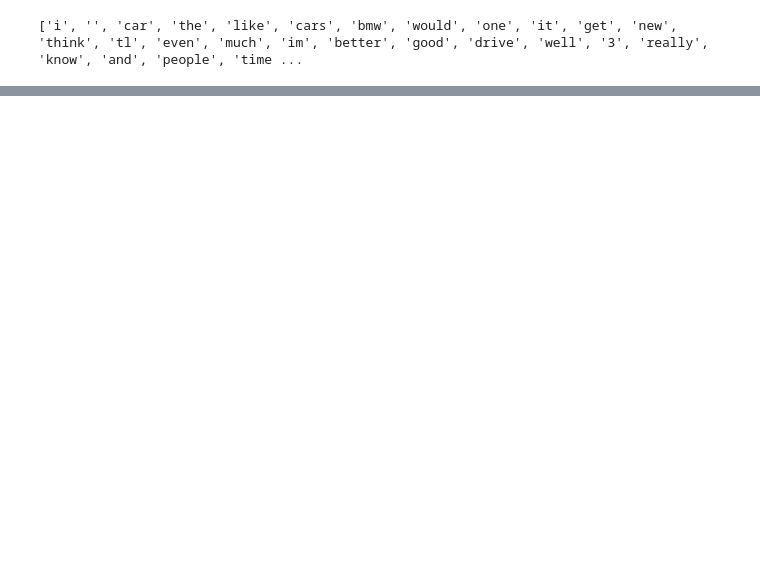
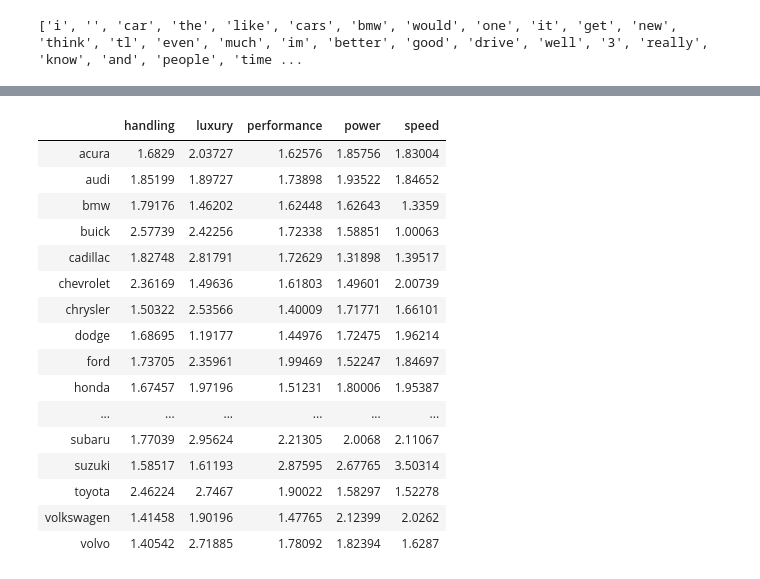
Before and after one commit to abhi-vik/ugc-analytics, a Jupyter notebook: assignments/first/Lift.ipynb, the cells around one changed output, grey strips where cells are left out. Cells and saved outputs as stored; diff of their text form; code cells hidden in the pictures; blank space fills up the shorter version.

```diff
--- a/assignments/first/Lift.ipynb
+++ b/assignments/first/Lift.ipynb
@@ -181,0 +150,20 @@ result_lift.sort_values(by=['lift'],ascending=False)
+# %%
+do_lift(brandlist, importantWords)
+# %% [output]
+|  | handling | luxury | performance | power | speed |
+| acura | 1.6829 | 2.03727 | 1.62576 | 1.85756 | 1.83004 |
+| audi | 1.85199 | 1.89727 | 1.73898 | 1.93522 | 1.84652 |
+| bmw | 1.79176 | 1.46202 | 1.62448 | 1.62643 | 1.3359 |
+| buick | 2.57739 | 2.42256 | 1.72338 | 1.58851 | 1.00063 |
+| cadillac | 1.82748 | 2.81791 | 1.72629 | 1.31898 | 1.39517 |
+| chevrolet | 2.36169 | 1.49636 | 1.61803 | 1.49601 | 2.00739 |
+| chrysler | 1.50322 | 2.53566 | 1.40009 | 1.71771 | 1.66101 |
+| dodge | 1.68695 | 1.19177 | 1.44976 | 1.72475 | 1.96214 |
+| ford | 1.73705 | 2.35961 | 1.99469 | 1.52247 | 1.84697 |
+| honda | 1.67457 | 1.97196 | 1.51231 | 1.80006 | 1.95387 |
+| ... | ... | ... | ... | ... | ... |
+| subaru | 1.77039 | 2.95624 | 2.21305 | 2.0068 | 2.11067 |
+| suzuki | 1.58517 | 1.61193 | 2.87595 | 2.67765 | 3.50314 |
+| toyota | 2.46224 | 2.7467 | 1.90022 | 1.58297 | 1.52278 |
+| volkswagen | 1.41458 | 1.90196 | 1.47765 | 2.12399 | 2.0262 |
+| volvo | 1.40542 | 2.71885 | 1.78092 | 1.82394 | 1.6287 |
```
Also changed, not shown: parts of 10 cells of this notebook, 1 other file.
